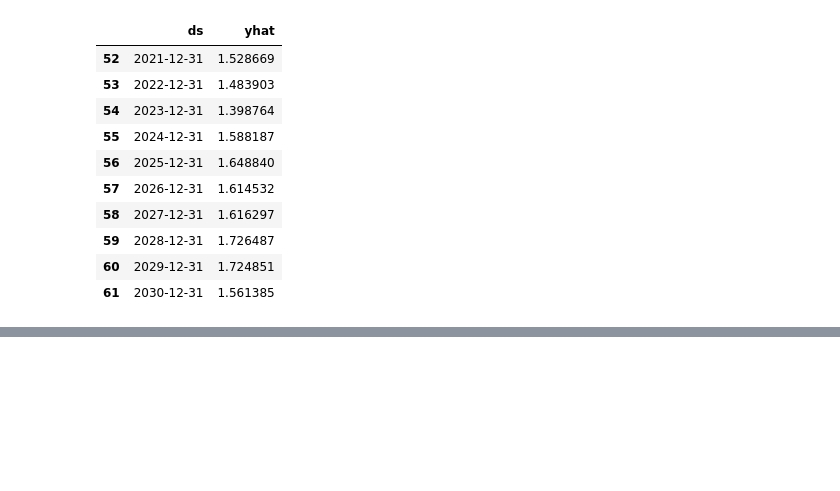
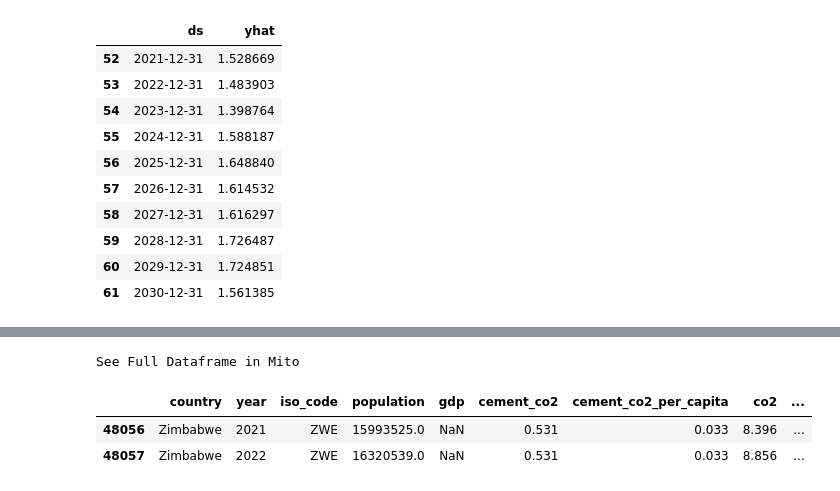
Before and after one commit to cchuang2009/2022-1, a Jupyter notebook: 2024/WorldTemperatureChange.ipynb, the cells around one changed output, grey strips where cells are left out. Cells and saved outputs as stored; diff of their text form; code cells hidden in the pictures; blank space fills up the shorter version.

```diff
--- a/2024/WorldTemperatureChange.ipynb
+++ b/2024/WorldTemperatureChange.ipynb
@@ -491,0 +516,7 @@ See Full Dataframe in Mito
+# %%
+df_CO2.tail(2)
+# %% [output]
+See Full Dataframe in Mito
+|  | country | year | iso_code | population | gdp | cement_co2 | cement_co2_per_capita | co2 | ... |
+| 48056 | Zimbabwe | 2021 | ZWE | 15993525.0 | NaN | 0.531 | 0.033 | 8.396 | ... |
+| 48057 | Zimbabwe | 2022 | ZWE | 16320539.0 | NaN | 0.531 | 0.033 | 8.856 | ... |
```
Also changed, not shown: parts of 18 cells of this notebook.
